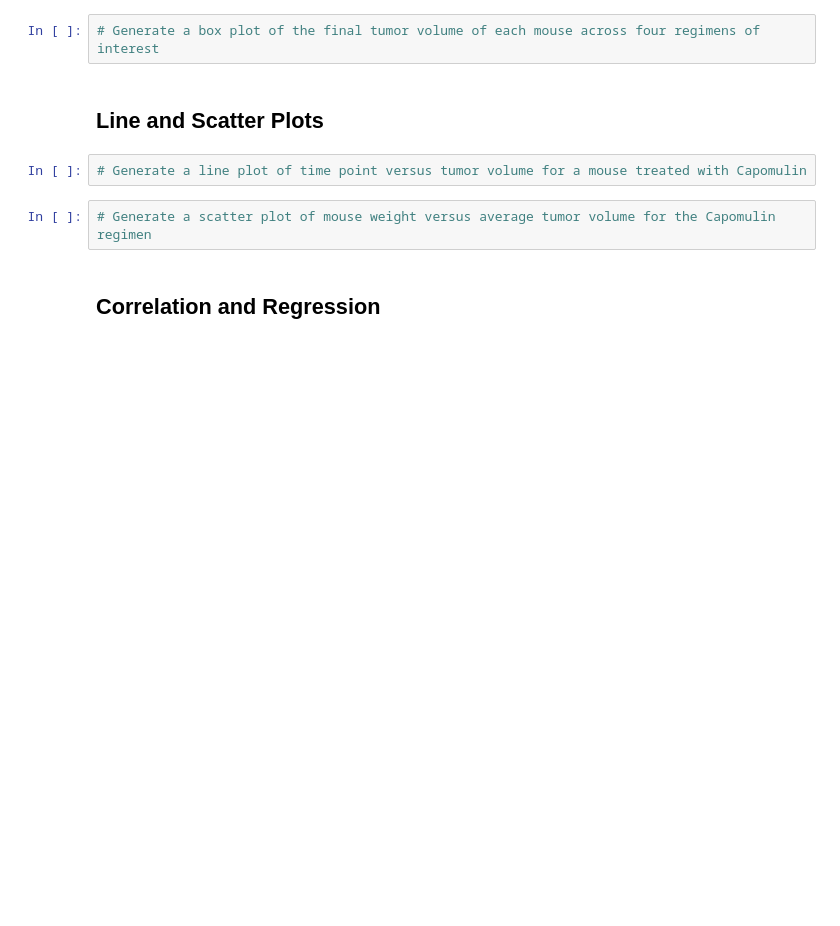
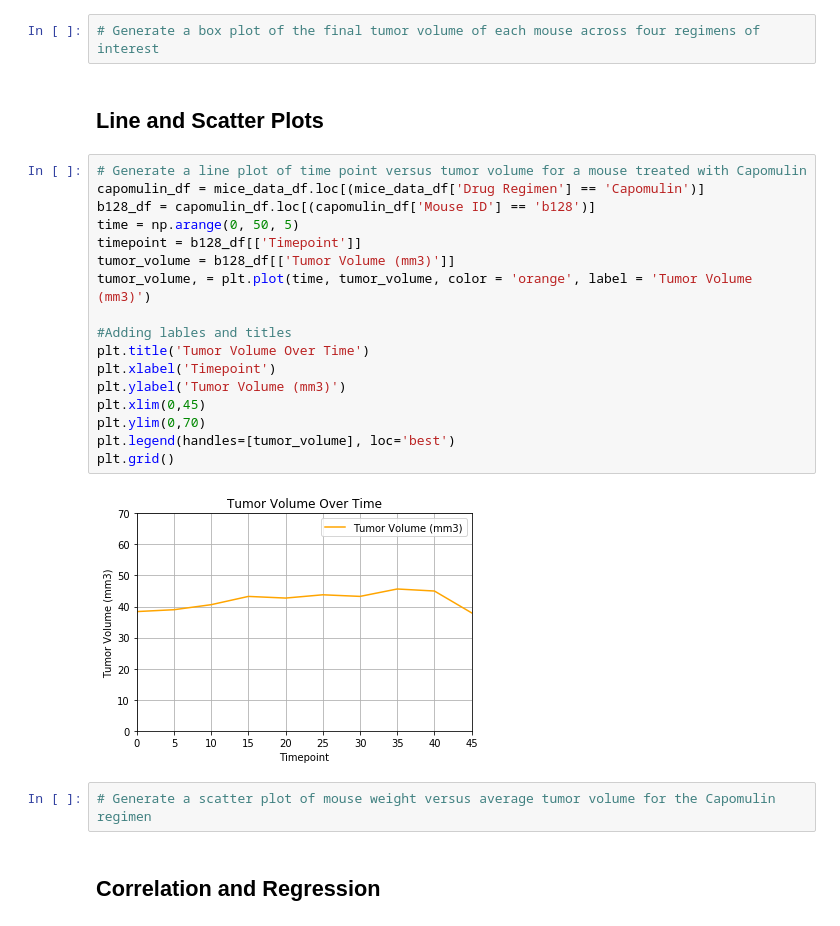
Before and after one commit to j1candel/matplotlib-challenge, a Jupyter notebook: Pymaceuticals/pymaceuticals_starter.ipynb, the cells around one changed output. Drawn from its saved outputs; the diff is of its cells as text; blank space fills up the shorter version.

Commit message:
Finsihed line graph

```diff
--- a/Pymaceuticals/pymaceuticals_starter.ipynb
+++ b/Pymaceuticals/pymaceuticals_starter.ipynb
@@ -241,8 +241,25 @@ plt.axis('equal')
 # Generate a box plot of the final tumor volume of each mouse across four regimens of interest
 # %% [markdown]
 ## Line and Scatter Plots
-# %%
-# Generate a line plot of time point versus tumor volume for a mouse treated with Capomulin
+# %%
+# Generate a line plot of time point versus tumor volume for a mouse treated with Capomulin
+capomulin_df = mice_data_df.loc[(mice_data_df['Drug Regimen'] == 'Capomulin')]
+b128_df = capomulin_df.loc[(capomulin_df['Mouse ID'] == 'b128')]
+time = np.arange(0, 50, 5)
+timepoint = b128_df[['Timepoint']]
+tumor_volume = b128_df[['Tumor Volume (mm3)']]
+tumor_volume, = plt.plot(time, tumor_volume, color = 'orange', label = 'Tumor Volume (mm3)')
+
+#Adding lables and titles
+plt.title('Tumor Volume Over Time')
+plt.xlabel('Timepoint')
+plt.ylabel('Tumor Volume (mm3)')
+plt.xlim(0,45)
+plt.ylim(0,70)
+plt.legend(handles=[tumor_volume], loc='best')
+plt.grid()
+# %% [output]
+[figure, added]
 # %%
 # Generate a scatter plot of mouse weight versus average tumor volume for the Capomulin regimen
 # %% [markdown]
```
